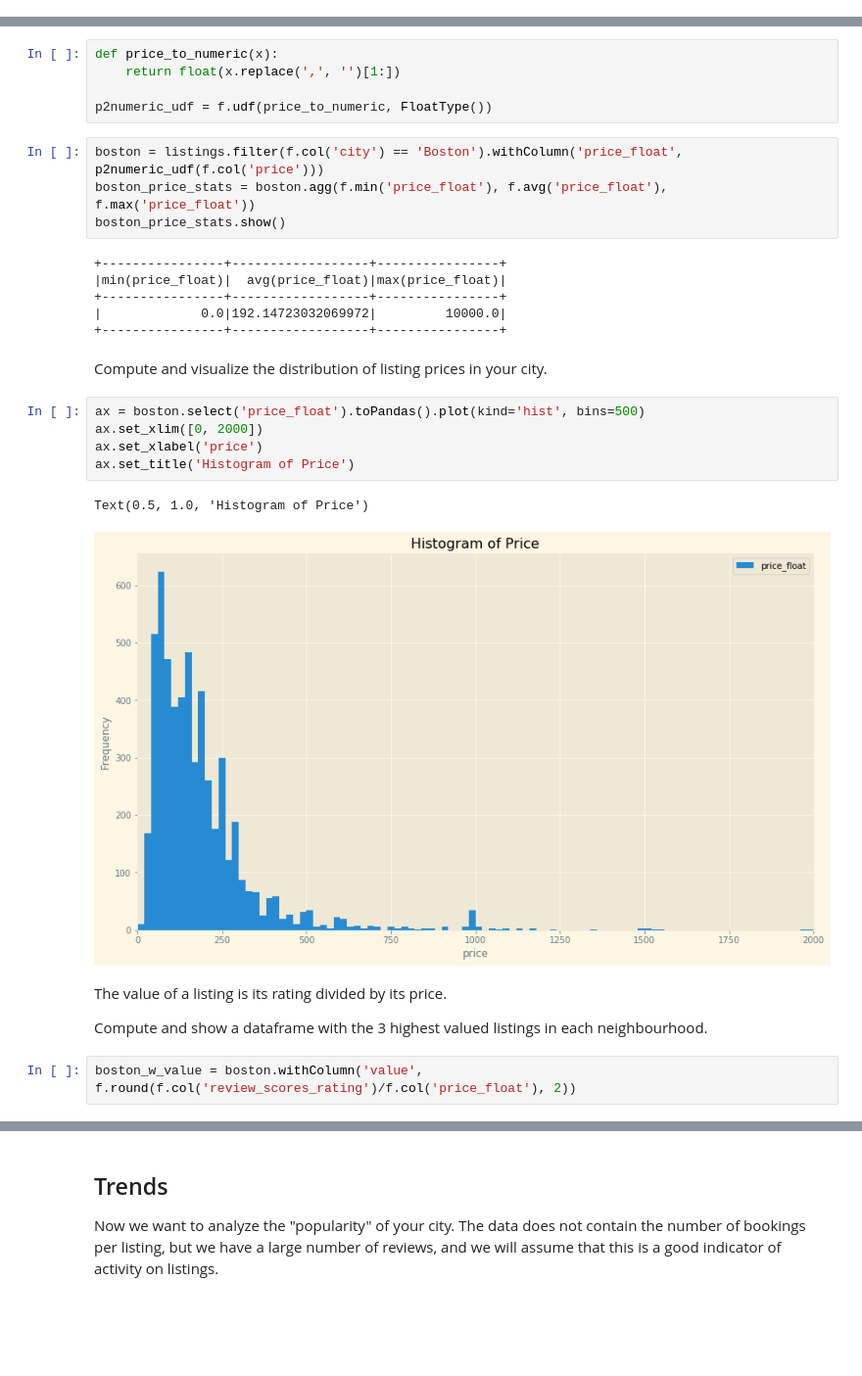
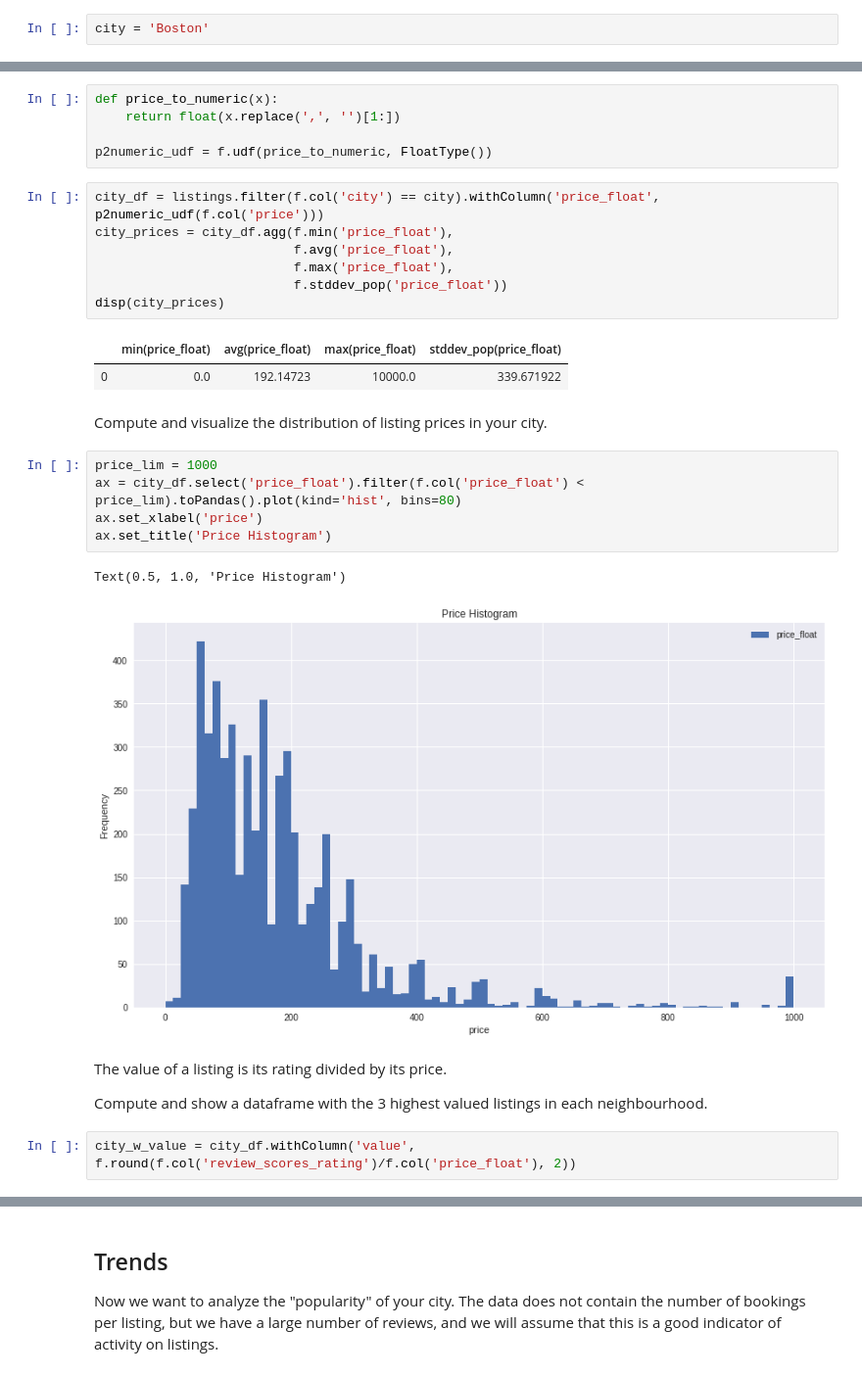
Before and after one commit to zacharyneveu/DS_Tools_Project3, a Jupyter notebook: Project 3 - Airbnb.ipynb, the cells around one changed output, grey strips where cells are left out. Shown at 98% size. Saved outputs shown, nothing was run; the diff lists cells and outputs as text; blank space fills up the shorter version.

```diff
--- a/Project 3 - Airbnb.ipynb
+++ b/Project 3 - Airbnb.ipynb
@@ -241,4 +233,6 @@ only showing top 20 rows
 Based on the table above, you should choose a city that you want to continue your analysis for. The city should have mulitple neighbourhoods with listings in them.
 
 Compute and visualize the number of listings of different property types per neighbourhood in your city.
+# %%
+city = 'Boston'
 # %%
@@ -310,31 +278,31 @@ def price_to_numeric(x):
 
 p2numeric_udf = f.udf(price_to_numeric, FloatType())
 # %%
-boston = listings.filter(f.col('city') == 'Boston').withColumn('price_float', p2numeric_udf(f.col('price')))
-boston_price_stats = boston.agg(f.min('price_float'), f.avg('price_float'), f.max('price_float'))
-boston_price_stats.show()
+city_df = listings.filter(f.col('city') == city).withColumn('price_float', p2numeric_udf(f.col('price')))
+city_prices = city_df.agg(f.min('price_float'),
+                          f.avg('price_float'),
+                          f.max('price_float'),
+                          f.stddev_pop('price_float'))
+disp(city_prices)
 # %% [output]
-+----------------+------------------+----------------+
-|min(price_float)|  avg(price_float)|max(price_float)|
-+----------------+------------------+----------------+
-|             0.0|192.14723032069972|         10000.0|
-+----------------+------------------+----------------+
+|  | min(price_float) | avg(price_float) | max(price_float) | stddev_pop(price_float) |
+| 0 | 0.0 | 192.14723 | 10000.0 | 339.671922 |
 # %% [markdown]
 Compute and visualize the distribution of listing prices in your city.
 # %%
-ax = boston.select('price_float').toPandas().plot(kind='hist', bins=500)
-ax.set_xlim([0, 2000])
+price_lim = 1000
+ax = city_df.select('price_float').filter(f.col('price_float') < price_lim).toPandas().plot(kind='hist', bins=80)
 ax.set_xlabel('price')
-ax.set_title('Histogram of Price')
+ax.set_title('Price Histogram')
 # %% [output]
-Text(0.5, 1.0, 'Histogram of Price')
+Text(0.5, 1.0, 'Price Histogram')
-[figure, old version]
+[figure, new version]
 # %% [markdown]
 The value of a listing is its rating divided by its price.
 
 Compute and show a dataframe with the 3 highest valued listings in each neighbourhood.
 # %%
-boston_w_value = boston.withColumn('value', f.round(f.col('review_scores_rating')/f.col('price_float'), 2))
+city_w_value = city_df.withColumn('value', f.round(f.col('review_scores_rating')/f.col('price_float'), 2))
 # %%
 values_window = Window.partitionBy('neighbourhood').orderBy(f.desc('value'))
 
```
Also changed, not shown: parts of 35 cells of this notebook, 3 other files.
